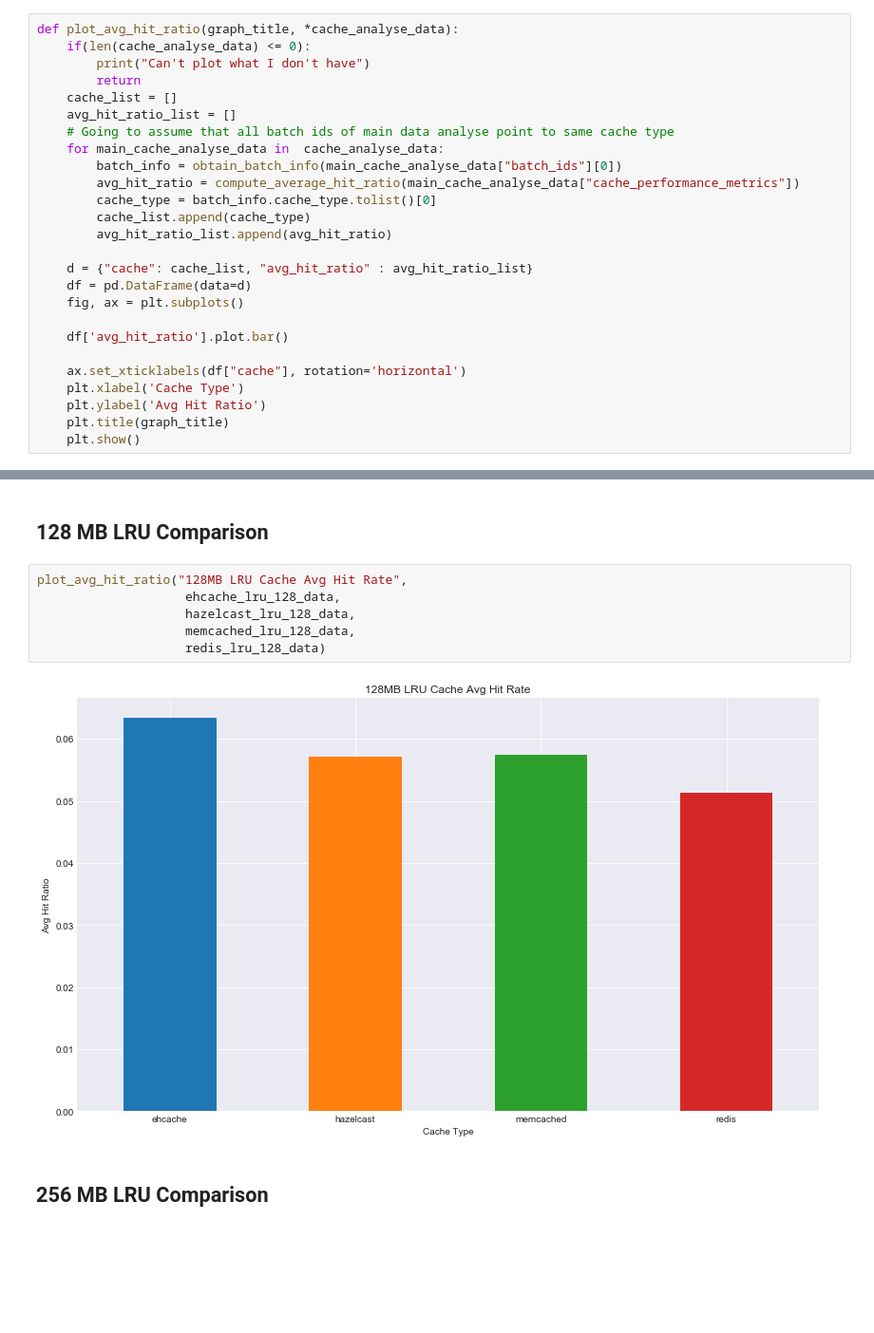
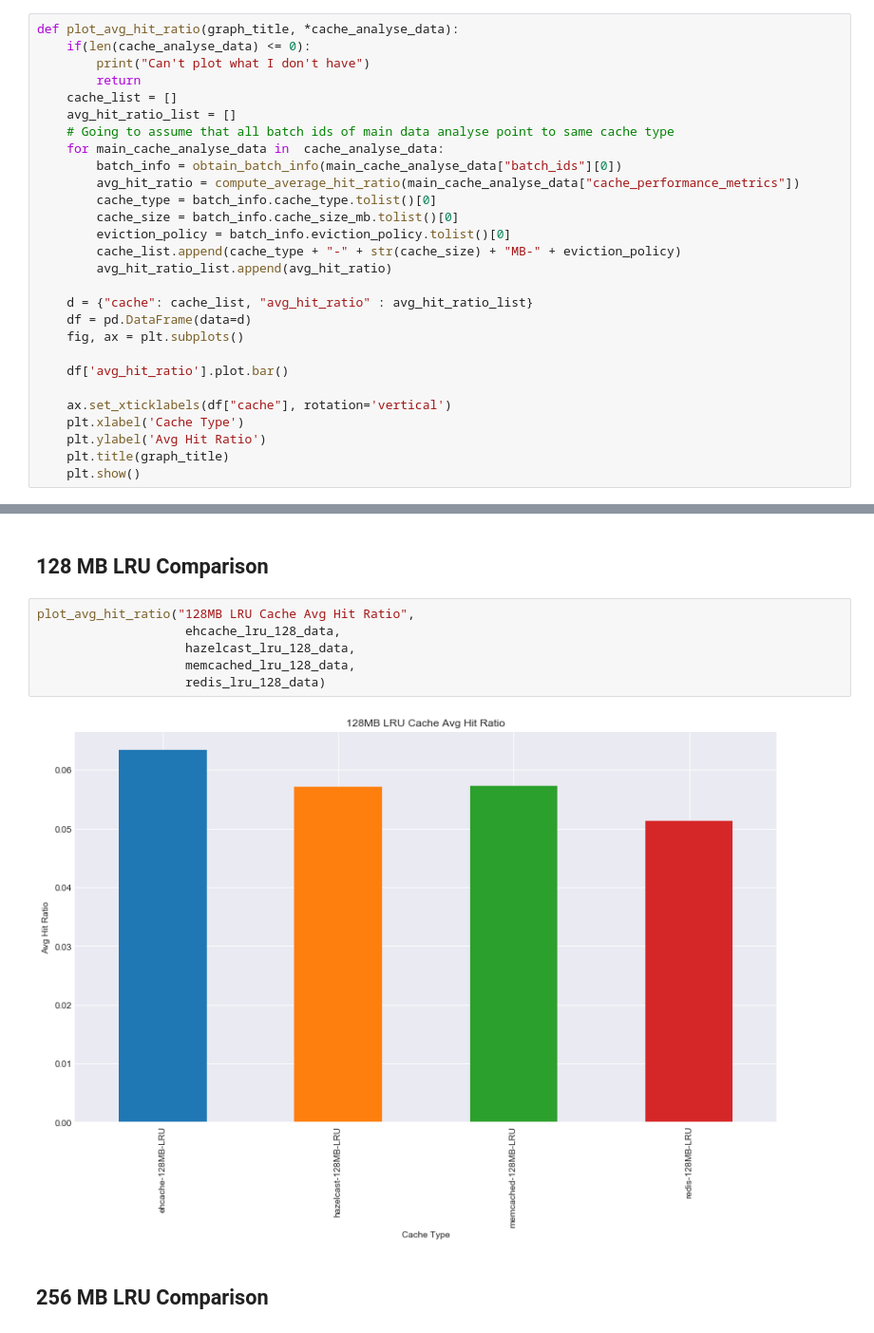
Before and after one commit to 1carew1/cachingrest_data_investigation, a Jupyter notebook: Cachingrest_Data_Investigation.ipynb, the cells around one changed output, grey strips where cells are left out. Shown at 95% size. Saved outputs shown, nothing was run; the diff lists cells and outputs as text; blank space fills up the shorter version.

Commit message:
Adding in plot for All of specific cache tests

```diff
--- a/Cachingrest_Data_Investigation.ipynb
+++ b/Cachingrest_Data_Investigation.ipynb
@@ -206,7 +206,9 @@ def plot_avg_hit_ratio(graph_title, *cache_analyse_data):
         batch_info = obtain_batch_info(main_cache_analyse_data["batch_ids"][0])
         avg_hit_ratio = compute_average_hit_ratio(main_cache_analyse_data["cache_performance_metrics"])
         cache_type = batch_info.cache_type.tolist()[0]
-        cache_list.append(cache_type)
+        cache_size = batch_info.cache_size_mb.tolist()[0]
+        eviction_policy = batch_info.eviction_policy.tolist()[0]
+        cache_list.append(cache_type + "-" + str(cache_size) + "MB-" + eviction_policy)
         avg_hit_ratio_list.append(avg_hit_ratio)
 
     d = {"cache": cache_list, "avg_hit_ratio" : avg_hit_ratio_list}
@@ -215,7 +217,7 @@ def plot_avg_hit_ratio(graph_title, *cache_analyse_data):
 
     df['avg_hit_ratio'].plot.bar()
 
-    ax.set_xticklabels(df["cache"], rotation='horizontal')
+    ax.set_xticklabels(df["cache"], rotation='vertical')
     plt.xlabel('Cache Type')
     plt.ylabel('Avg Hit Ratio')
     plt.title(graph_title)
@@ -390,13 +392,13 @@ Average Hit Ratio : 0.44759977133322004
 # %% [markdown]
 ## 128 MB LRU Comparison
 # %%
-plot_avg_hit_ratio("128MB LRU Cache Avg Hit Rate",
+plot_avg_hit_ratio("128MB LRU Cache Avg Hit Ratio",
                     ehcache_lru_128_data,
                     hazelcast_lru_128_data,
                     memcached_lru_128_data,
                     redis_lru_128_data)
 # %% [output]
-[figure, old version]
+[figure, new version]
 # %% [markdown]
 ## 256 MB LRU Comparison
 # %%
```
Also changed, not shown: parts of 9 cells of this notebook.
